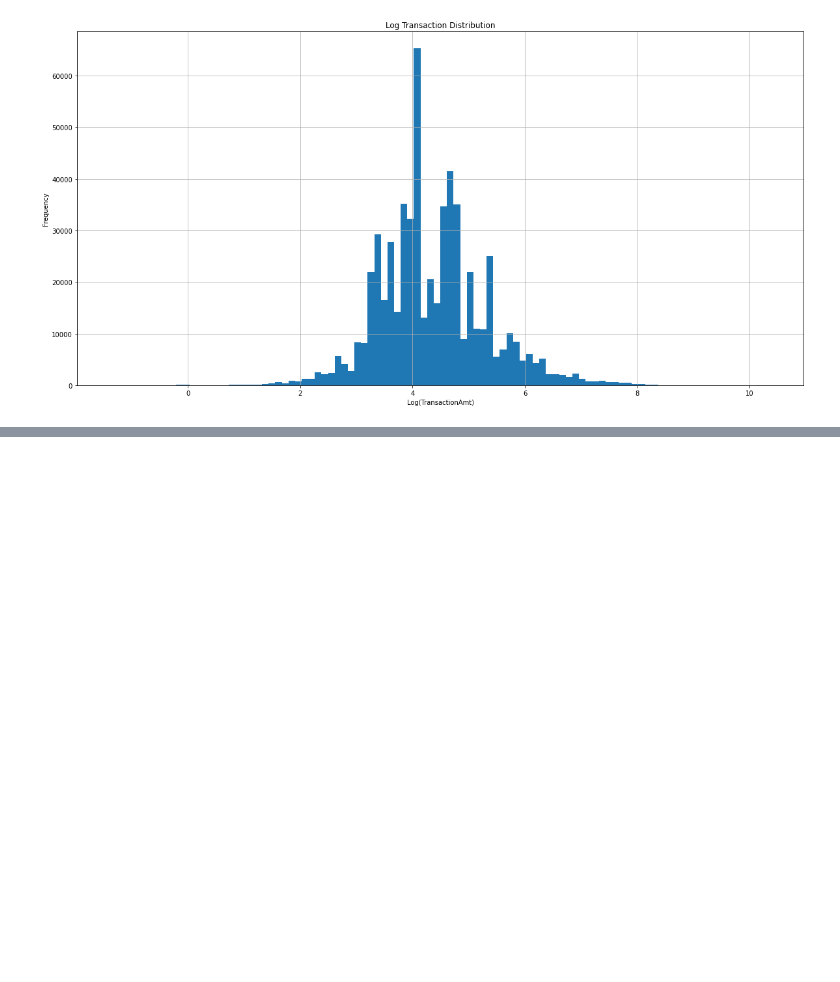
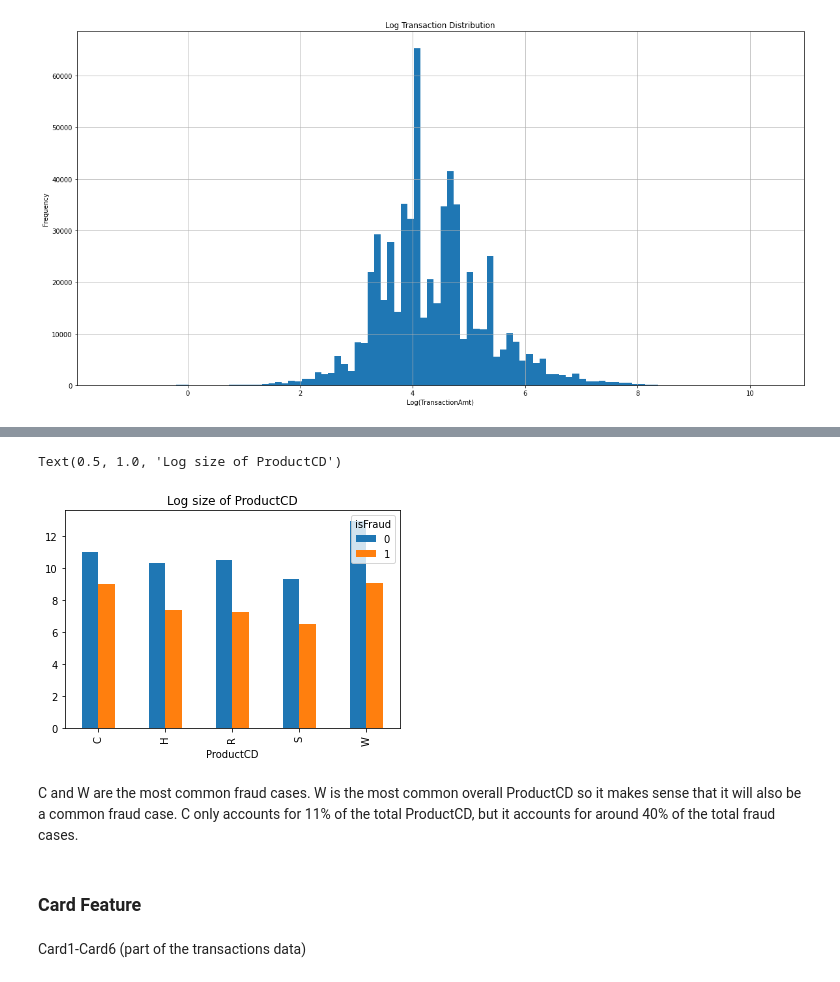
Before and after one commit to JoshSpangler96/IEEE-CIS-Fraud-Detection, a Jupyter notebook: IEEE_Fraud_Detection.ipynb, the cells around one changed output, grey strips where cells are left out. Drawn from its saved outputs; the diff is of its cells as text; code cells hidden in the pictures; blank space fills up the shorter version.

```diff
--- a/IEEE_Fraud_Detection.ipynb
+++ b/IEEE_Fraud_Detection.ipynb
@@ -203,0 +358,16 @@ dtype: int64
+# %%
+productcd_fraud = train.groupby(['ProductCD', 'isFraud']).size().unstack()
+#sns.barplot(x=productcd_fraud_size.index, y=productcd_fraud_size.values)
+productcd_fraud[0] = np.log(productcd_fraud[0])
+productcd_fraud[1] = np.log(productcd_fraud[1])
+productcd_fraud.plot(kind='bar')
+plt.title('Log size of ProductCD')
+# %% [output]
+Text(0.5, 1.0, 'Log size of ProductCD')
+[figure, added]
+# %% [markdown]
+C and W are the most common fraud cases. W is the most common overall ProductCD so it makes sense that it will also be a common fraud case. C only accounts for 11% of the total ProductCD, but it accounts for around 40% of the total fraud cases.
+# %% [markdown]
+### Card Feature
+# %% [markdown]
+Card1-Card6 (part of the transactions data)
```
Also changed, not shown: parts of 46 cells of this notebook.
